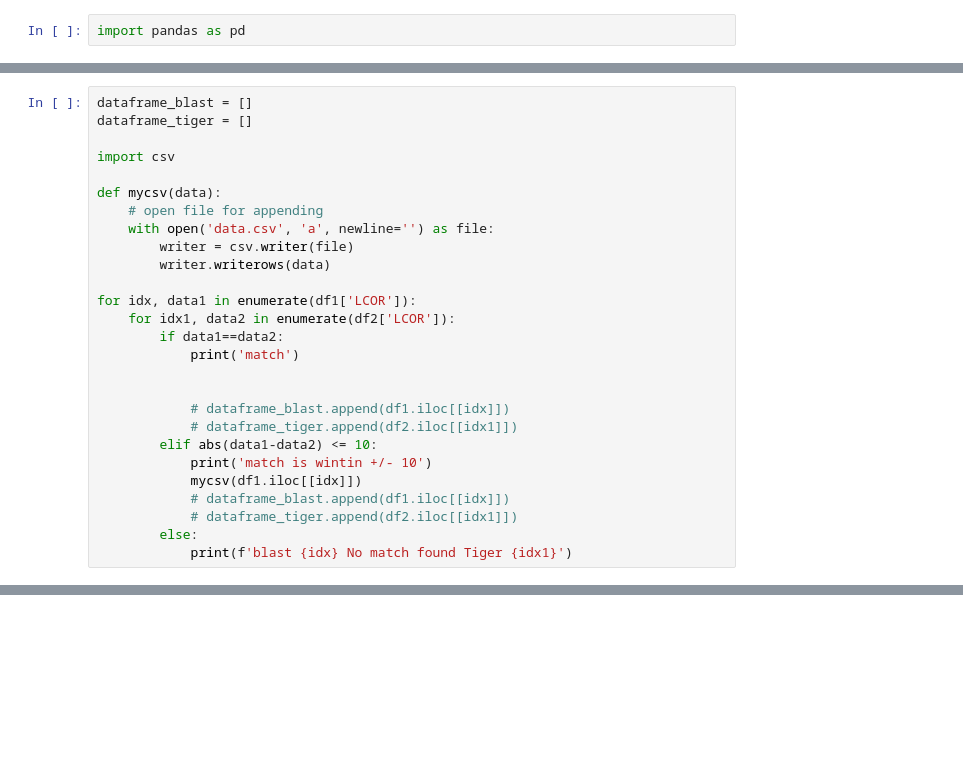
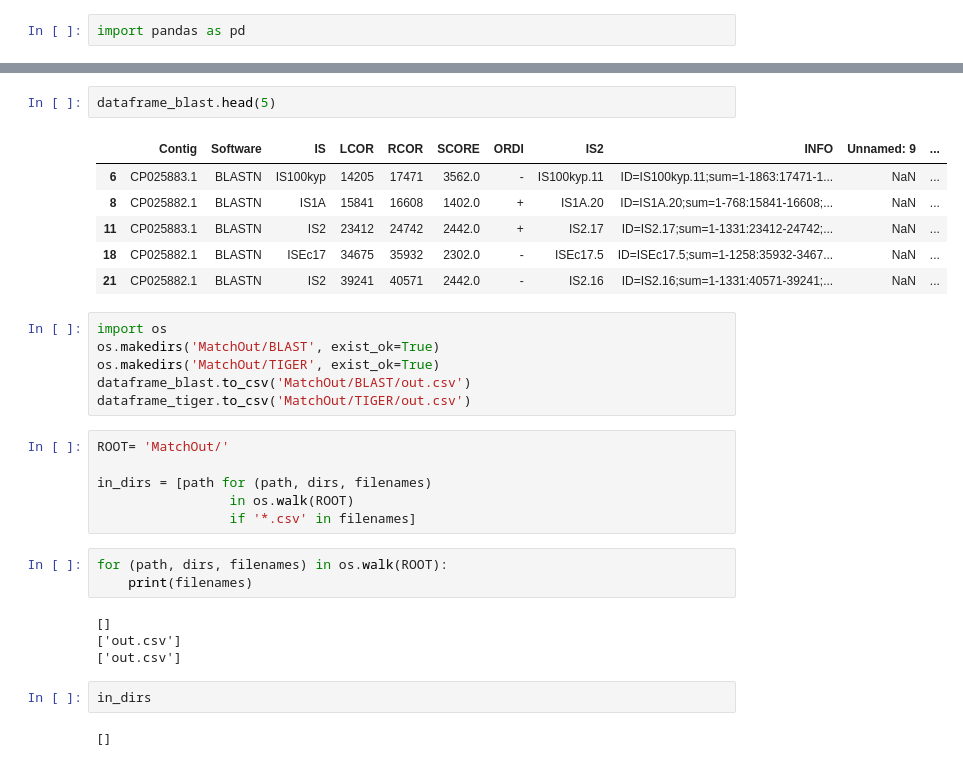
Before and after one commit to ng-research-lab/FastANI-Runs, a Jupyter notebook: extrat.ipynb, the cells around one changed output, grey strips where cells are left out. Cells and saved outputs as stored; diff of their text form; blank space fills up the shorter version.

```diff
--- a/extrat.ipynb
+++ b/extrat.ipynb
@@ -20,27 +58,0 @@ a
-# %%
-dataframe_blast = []
-dataframe_tiger = []
-
-import csv
-
-def mycsv(data):
-    # open file for appending
-    with open('data.csv', 'a', newline='') as file:
-        writer = csv.writer(file)
-        writer.writerows(data)
-
-for idx, data1 in enumerate(df1['LCOR']):
-    for idx1, data2 in enumerate(df2['LCOR']):
-        if data1==data2:
-            print('match')
-
-
-            # dataframe_blast.append(df1.iloc[[idx]])
-            # dataframe_tiger.append(df2.iloc[[idx1]])
-        elif abs(data1-data2) <= 10:
-            print('match is wintin +/- 10')
-            mycsv(df1.iloc[[idx]])
-            # dataframe_blast.append(df1.iloc[[idx]])
-            # dataframe_tiger.append(df2.iloc[[idx1]])
-        else:
-            print(f'blast {idx} No match found Tiger {idx1}')
@@ -64,0 +59,32 @@ blast 150 No match found Tiger 66
+# %%
+dataframe_blast.head(5)
+# %% [output]
+|  | Contig | Software | IS | LCOR | RCOR | SCORE | ORDI | IS2 | INFO | Unnamed: 9 | ... |
+| 6 | CP025883.1 | BLASTN | IS100kyp | 14205 | 17471 | 3562.0 | - | IS100kyp.11 | ID=IS100kyp.11;sum=1-1863:17471-1... | NaN | ... |
+| 8 | CP025882.1 | BLASTN | IS1A | 15841 | 16608 | 1402.0 | + | IS1A.20 | ID=IS1A.20;sum=1-768:15841-16608;... | NaN | ... |
+| 11 | CP025883.1 | BLASTN | IS2 | 23412 | 24742 | 2442.0 | + | IS2.17 | ID=IS2.17;sum=1-1331:23412-24742;... | NaN | ... |
+| 18 | CP025882.1 | BLASTN | ISEc17 | 34675 | 35932 | 2302.0 | - | ISEc17.5 | ID=ISEc17.5;sum=1-1258:35932-3467... | NaN | ... |
+| 21 | CP025882.1 | BLASTN | IS2 | 39241 | 40571 | 2442.0 | - | IS2.16 | ID=IS2.16;sum=1-1331:40571-39241;... | NaN | ... |
+# %%
+import os
+os.makedirs('MatchOut/BLAST', exist_ok=True)
+os.makedirs('MatchOut/TIGER', exist_ok=True)
+dataframe_blast.to_csv('MatchOut/BLAST/out.csv')
+dataframe_tiger.to_csv('MatchOut/TIGER/out.csv')
+# %%
+ROOT= 'MatchOut/'
+
+in_dirs = [path for (path, dirs, filenames)
+                 in os.walk(ROOT)
+                 if '*.csv' in filenames]
+# %%
+for (path, dirs, filenames) in os.walk(ROOT):
+    print(filenames)
+# %% [output]
+[]
+['out.csv']
+['out.csv']
+# %%
+in_dirs
+# %% [output]
+[]
```
Also changed, not shown: parts of 5 cells of this notebook.
